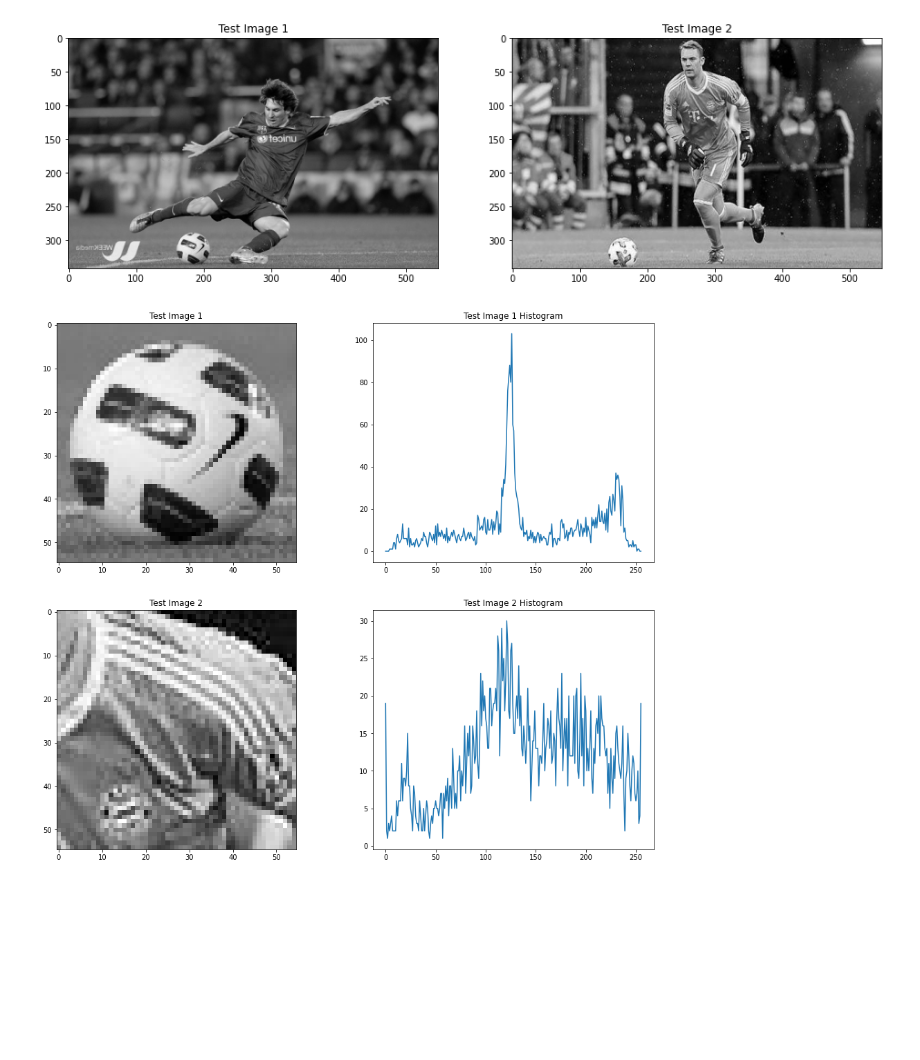
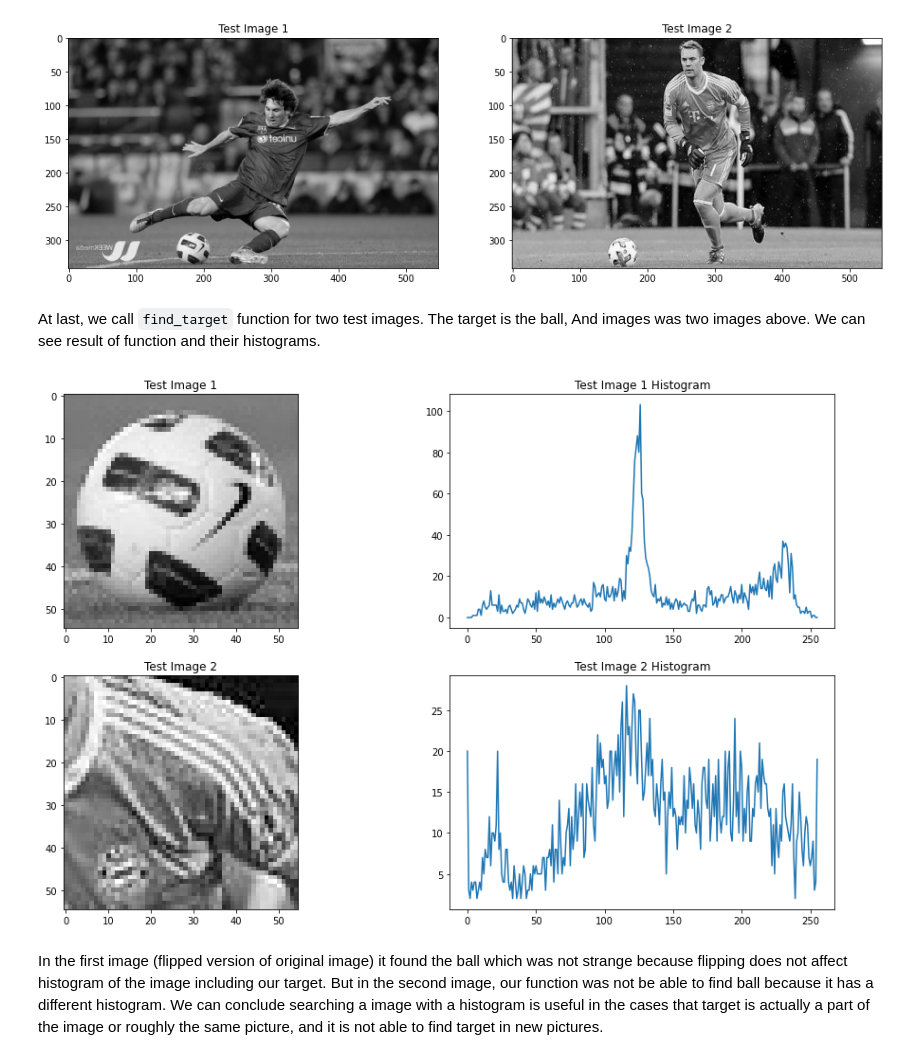
Before and after one commit to erfansobhaei/imgprcsings, a Jupyter notebook: part1/problem2/ImageSearching.ipynb, the cells around one changed output. Drawn from its saved outputs; the diff is of its cells as text; code cells hidden in the pictures; blank space fills up the shorter version.

Commit message:
Add report for problem2 of part1

```diff
--- a/part1/problem2/ImageSearching.ipynb
+++ b/part1/problem2/ImageSearching.ipynb
@@ -55,12 +64,12 @@ plt.show()
 # %%
-def find_target(target, original_img):
+def find_target(target, image):
     """
     target: the fragement of the image in order to search
-    original_img: the image it should search in
+    image: the image it should search in
     return a np.array() which has the least difference with target
     """
     # Initializing sizes
-    img_shape = original_img.shape
+    img_shape = image.shape
     height, width = target.shape
     # Variable for comparing diffrences
     current_min = float("inf")
@@ -69,7 +78,7 @@ def find_target(target, original_img):
     for i in range(0, img_shape[0] - height):
         for j in range(0, img_shape[1] - width):
             # Choosing a fragment of the image
-            fragment = original_img[i : i + height, j : j + width]
+            fragment = image[i : i + height, j : j + width]
             # Calculating histogram of the fragment
             fragment_hist = cv2.calcHist([fragment], [0], None, [256], [0, 256])
             # Calculating difference between target and chosen fragment
@@ -96,25 +107,31 @@ subplt[1].set_title("Test Image 2")
 plt.show()
 # %% [output]
 [figure]
+# %% [markdown]
+At last, we call `find_target` function for two test images. The target is the ball, And images was two images above. We can see result of function and their histograms.
 # %%
 # Calling function for searching the target in test pictures
 result_1 = find_target(target, test_img_1)
 result_2 = find_target(target, test_img_2)
 
 # Showing test images and their histograms
-f, subplt = plt.subplots(2, 2, figsize=(16, 14))
+f, subplt = plt.subplots(2, 2, figsize=(16, 10))
 subplt[0, 0].imshow(result_1, cmap="gray")
 subplt[0, 0].set_title("Test Image 1")
 
 subplt[0, 1].plot(cv2.calcHist([result_1], [0], None, [256], [0, 256]))
 subplt[0, 1].set_title("Test Image 1 Histogram")
 
 subplt[1, 0].imshow(result_2, cmap="gray")
 subplt[1, 0].set_title("Test Image 2")
 
 subplt[1, 1].plot(cv2.calcHist([result_2], [0], None, [256], [0, 256]))
 subplt[1, 1].set_title("Test Image 2 Histogram")
 
 plt.show()
 # %% [output]
-[figure, old version]
+[figure, new version]
+# %% [markdown]
+In the first image (flipped version of original image) it found the ball which was not strange because flipping does not affect histogram of the image including our target.
+But in the second image, our function was not be able to find ball because it has a different histogram.
+We can conclude searching a image with a histogram is useful in the cases that target is actually a part of the image or roughly the same picture, and it is not able to find target in new pictures.
```
Also changed, not shown: parts of 6 cells of this notebook.
